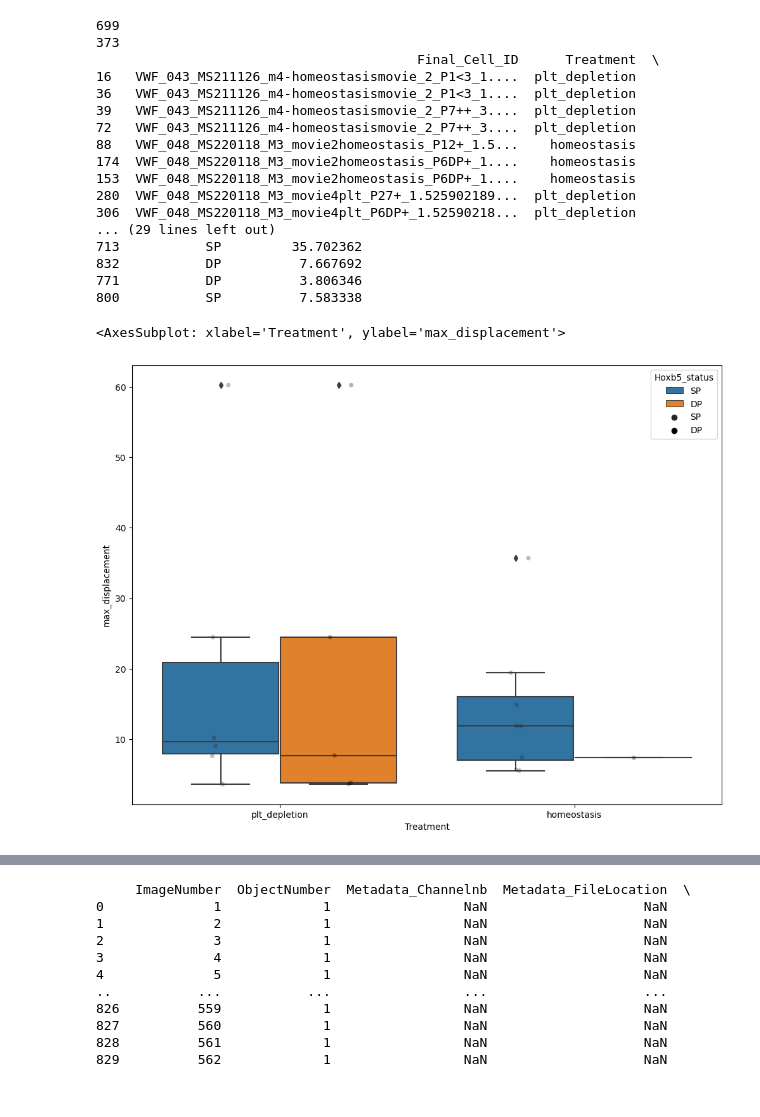
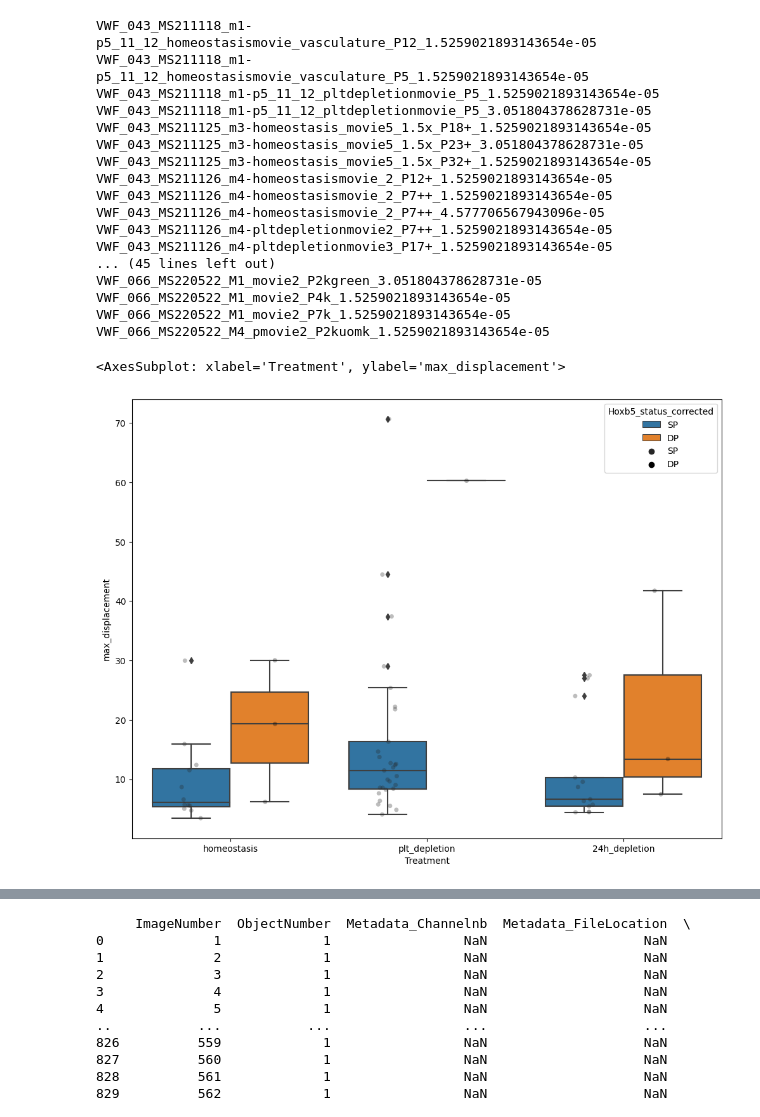
Before and after one commit to Mas515/Image_analysis, a Jupyter notebook: 3D_track_plot_CP.ipynb, the cells around one changed output, grey strips where cells are left out. Cells and saved outputs as stored; diff of their text form; code cells hidden in the pictures.

```diff
--- a/3D_track_plot_CP.ipynb
+++ b/3D_track_plot_CP.ipynb
@@ -769,7 +722,7 @@ Name: max_displacement, Length: 203, dtype: float64
 #gives NaN for cells that have only one timepoint so these cells were removed in the if statement
 
 
-data['mean_speed']=0
+data['mean_speed']=None
 grouped=data.groupby(['Final_Cell_ID'])
 dflist=[]
 for i, newdf in grouped:
@@ -797,7 +750,7 @@ data["Timeframe_Time_next"] = data["Timeframe_Time"].shift(-1)
 # %%
 #frame speed
 data=data.drop_duplicates() #why do I have duplicates?
-data['frame_speed']=0
+data['frame_speed']=None
 grouped=data.groupby(['Final_Cell_ID'])
 dflist=[]
 for i, newdf in grouped:
@@ -832,11 +785,11 @@ Name: frame_speed, Length: 203, dtype: float64
 # %%
 #linearity coefficient
 
-data['linearity_coefficient']=0
+data['linearity_coefficient']=None
 grouped=data.groupby(['Final_Cell_ID'])
 dflist=[]
 for i, newdf in grouped:
-    newdf['linearity_coefficient']=newdf['track_length']/newdf['max_displacement']
+    newdf['linearity_coefficient']=newdf['max_displacement']/newdf['track_length']
     dflist.append(newdf)
 data=pd.concat(dflist)
 print(data['linearity_coefficient'])
@@ -866,7 +819,7 @@ for i, newdf in grouped:
     for b, r in newdf.iterrows():
         # print((newdf.loc[b,'mean_speed']),2/60, b)
         # print(newdf.loc[b])
-        if (newdf.loc[b,'frame_speed'])!='NaN' and (newdf.loc[b,'frame_speed'])<(2/60):
+        if (newdf.loc[b,'frame_speed'])!=None and (newdf.loc[b,'frame_speed'])<(2/60): #different from NaN
             newdf.loc[b,'arrested']=True
         else :
             newdf.loc[b,'arrested']=False
@@ -1006,52 +1006,52 @@ VWF_062_MS220421_M2_movie_P7_1.5259021893143654e-05
 # %%
 #PRINT MAXIMUM DISPLACEMENT
 
-datab=datax[['Final_Cell_ID', 'Treatment', 'Hoxb5_status', 'max_displacement']]
+datab=datax[['Final_Cell_ID', 'Treatment', 'Hoxb5_status_corrected', 'max_displacement']]
 # print(len(datab))
 
 df_list =[]
 grouped=datab.groupby(['Final_Cell_ID'])
 for i, newdf in grouped:
-    if len(newdf.index) >=18:
+    if len(newdf.index) >=11:
         print(i)
         df_list.append(newdf)
 datab=pd.concat(df_list)
 # print(len(datab))
 # datay=datax.groupby("Final_Cell_ID").agg([np.mean,np.std])
 # print(datay)
 # print(datab)
 
 # dx=datax.groupby(['Final_Cell_ID'])
 # print(dx)
 # for grouping_item, grouped_df in dx:
     # sns.boxplot(x=("Treatment"), hue='Hoxb5_status', y="track_length", data=grouped_df)
     # sns.stripplot(x=("Treatment"),hue='Hoxb5_status', y="track_length", data=grouped_df, dodge=True, color='black', alpha=0.3)
 
 dx=datab.drop_duplicates()
 dx=dx[dx['max_displacement']!=0]
 # print(dx)
-sns.boxplot(x=("Treatment"), hue='Hoxb5_status', y="max_displacement", data=dx)
-sns.stripplot(x=("Treatment"),hue='Hoxb5_status', y="max_displacement", data=dx, dodge=True, color='black', alpha=0.3)
+sns.boxplot(x=("Treatment"), hue='Hoxb5_status_corrected', y="max_displacement", data=dx,  order =['homeostasis','plt_depletion','24h_depletion'])
+sns.stripplot(x=("Treatment"),hue='Hoxb5_status_corrected', y="max_displacement", data=dx, dodge=True, color='black', alpha=0.3,  order =['homeostasis','plt_depletion','24h_depletion'])
 # %% [output]
-699
-373
-                                         Final_Cell_ID      Treatment  \
-16   VWF_043_MS211126_m4-homeostasismovie_2_P1<3_1....  plt_depletion
-36   VWF_043_MS211126_m4-homeostasismovie_2_P1<3_1....  plt_depletion
-39   VWF_043_MS211126_m4-homeostasismovie_2_P7++_3....  plt_depletion
-72   VWF_043_MS211126_m4-homeostasismovie_2_P7++_3....  plt_depletion
-88   VWF_048_MS220118_M3_movie2homeostasis_P12+_1.5...    homeostasis
-174  VWF_048_MS220118_M3_movie2homeostasis_P6DP+_1....    homeostasis
-153  VWF_048_MS220118_M3_movie2homeostasis_P6DP+_1....    homeostasis
-280  VWF_048_MS220118_M3_movie4plt_P27+_1.525902189...  plt_depletion
-306  VWF_048_MS220118_M3_movie4plt_P6DP+_1.52590218...  plt_depletion
-... (29 lines left out)
-713           SP         35.702362
-832           DP          7.667692
-771           DP          3.806346
-800           SP          7.583338
+VWF_043_MS211118_m1-p5_11_12_homeostasismovie_vasculature_P12_1.5259021893143654e-05
+VWF_043_MS211118_m1-p5_11_12_homeostasismovie_vasculature_P5_1.5259021893143654e-05
+VWF_043_MS211118_m1-p5_11_12_pltdepletionmovie_P5_1.5259021893143654e-05
+VWF_043_MS211118_m1-p5_11_12_pltdepletionmovie_P5_3.051804378628731e-05
+VWF_043_MS211125_m3-homeostasis_movie5_1.5x_P18+_1.5259021893143654e-05
+VWF_043_MS211125_m3-homeostasis_movie5_1.5x_P23+_3.051804378628731e-05
+VWF_043_MS211125_m3-homeostasis_movie5_1.5x_P32+_1.5259021893143654e-05
+VWF_043_MS211126_m4-homeostasismovie_2_P12+_1.5259021893143654e-05
+VWF_043_MS211126_m4-homeostasismovie_2_P7++_1.5259021893143654e-05
+VWF_043_MS211126_m4-homeostasismovie_2_P7++_4.577706567943096e-05
+VWF_043_MS211126_m4-pltdepletionmovie2_P7++_1.5259021893143654e-05
+VWF_043_MS211126_m4-pltdepletionmovie3_P17+_1.5259021893143654e-05
+... (45 lines left out)
+VWF_066_MS220522_M1_movie2_P2kgreen_3.051804378628731e-05
+VWF_066_MS220522_M1_movie2_P4k_1.5259021893143654e-05
+VWF_066_MS220522_M1_movie2_P7k_1.5259021893143654e-05
+VWF_066_MS220522_M4_pmovie2_P2kuomk_1.5259021893143654e-05
 <AxesSubplot: xlabel='Treatment', ylabel='max_displacement'>
-[figure, old version]
+[figure, new version]
 # %%
 #QC plot
 #
```
Also changed, not shown: parts of 38 cells of this notebook.
